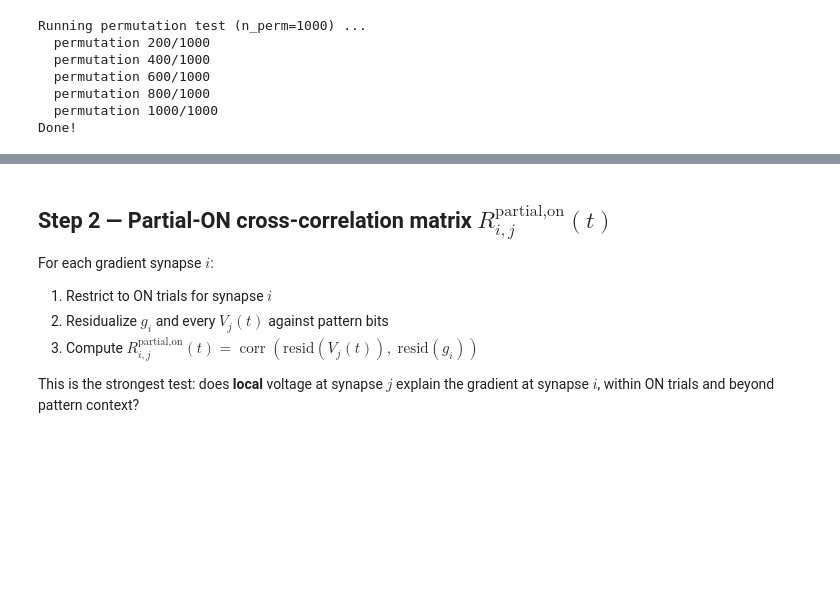
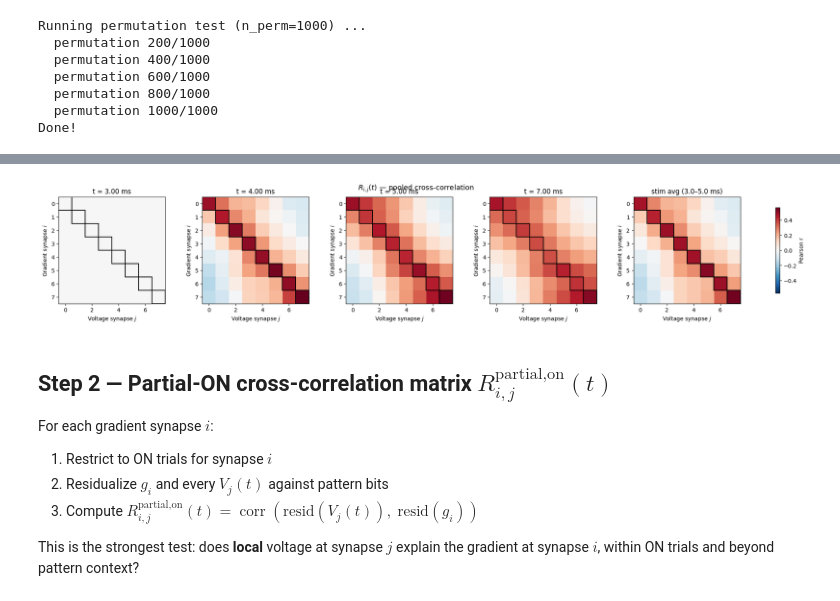
Before and after one commit to itzelts/jaxneuro, a Jupyter notebook: notebooks/analysis.ipynb, the cells around one changed output, grey strips where cells are left out. Saved outputs shown, nothing was run; the diff lists cells and outputs as text; code cells hidden in the pictures; blank space fills up the shorter version.

```diff
--- a/notebooks/analysis.ipynb
+++ b/notebooks/analysis.ipynb
@@ -821,35 +772,37 @@ t_snap_idx = [np.argmin(np.abs(t - ts)) for ts in t_snap_ms]
 # Stimulus-window average
 R_stim_avg = R_cross[:, :, t_stim].mean(axis=2)   # (I, J)
 
 n_panels = len(t_snap_idx) + 1  # snapshots + stim average
-fig, axes = plt.subplots(1, n_panels, figsize=(4 * n_panels, 3.5))
+fig, axes = plt.subplots(1, n_panels, figsize=(4 * n_panels, 3.5),
+                         constrained_layout=True)
 
 vmax = np.max(np.abs(R_cross[:, :, t_stim]))  # adaptive color scale
 
 for k, (ax, tidx) in enumerate(zip(axes[:-1], t_snap_idx)):
     im = ax.imshow(R_cross[:, :, tidx], cmap="RdBu_r", vmin=-vmax, vmax=vmax)
     ax.set_title(f"t = {t[tidx]:.2f} ms")
     ax.set_xlabel("Voltage synapse $j$")
     ax.set_ylabel("Gradient synapse $i$")
     # highlight diagonal
     for d in range(Nsyn):
         ax.add_patch(plt.Rectangle((d - 0.5, d - 0.5), 1, 1,
                                     fill=False, ec="k", lw=1.5))
 
 # Stimulus-window average
 ax = axes[-1]
 im = ax.imshow(R_stim_avg, cmap="RdBu_r", vmin=-vmax, vmax=vmax)
 ax.set_title(f"stim avg ({i_delay}–{i_delay+i_dur} ms)")
 ax.set_xlabel("Voltage synapse $j$")
 ax.set_ylabel("Gradient synapse $i$")
 for d in range(Nsyn):
     ax.add_patch(plt.Rectangle((d - 0.5, d - 0.5), 1, 1,
                                 fill=False, ec="k", lw=1.5))
 
 plt.colorbar(im, ax=axes.tolist(), label="Pearson r", shrink=0.8)
 fig.suptitle(r"$R_{i,j}(t)$ — pooled cross-correlation", fontsize=13, y=1.02)
-plt.tight_layout()
 plt.show()
+# %% [output]
+[figure, added]
 # %% [markdown]
 ## Step 2 — Partial-ON cross-correlation matrix $R_{i,j}^{\text{partial,on}}(t)$
 
```
Also changed, not shown: parts of 34 cells of this notebook, 1 other file.
